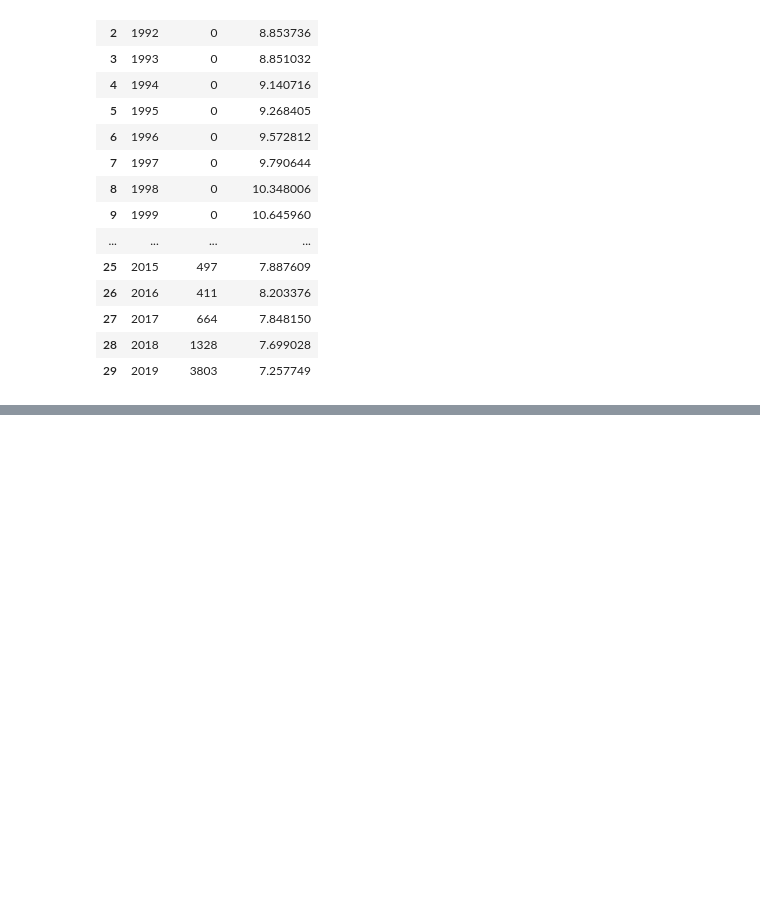
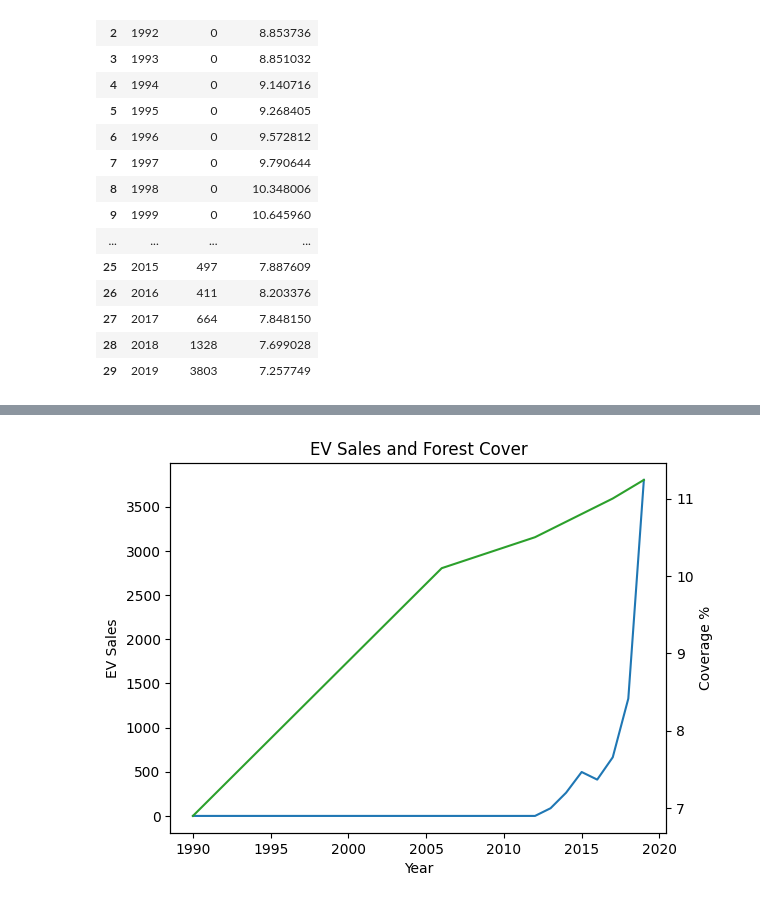
Before and after one commit to Fred-Sheppard/EPIC3, a Jupyter notebook: EPIC3.ipynb, the cells around one changed output, grey strips where cells are left out. Drawn from its saved outputs; the diff is of its cells as text; code cells hidden in the pictures; blank space fills up the shorter version.

Commit message:
Merge ev sales and forest coverage

```diff
--- a/EPIC3.ipynb
+++ b/EPIC3.ipynb
@@ -136,0 +139,5 @@ df
+# %%
+trees = read_csv('data/Forest_Cover.csv')
+df = pd.merge(ev_sales, trees, on='Year')
+df.columns = ['Year', 'EV Sales', 'Forest Cover %']
+df
@@ -136,0 +162,12 @@ df
+# %%
+fig, ax1 = plt.subplots()
+ax1.plot(df['Year'], df['VALUE'])
+ax1.set_xlabel('Year')
+ax1.set_ylabel('EV Sales')
+ax2 = ax1.twinx()
+ax2.plot(df['Year'], df['Percentage Forest Cover'], color='tab:green')
+ax2.set_ylabel('Coverage %')
+plt.title('EV Sales and Forest Cover')
+plt.show()
+# %% [output]
+[figure, added]
```
Also changed, not shown: parts of 2 cells of this notebook.
